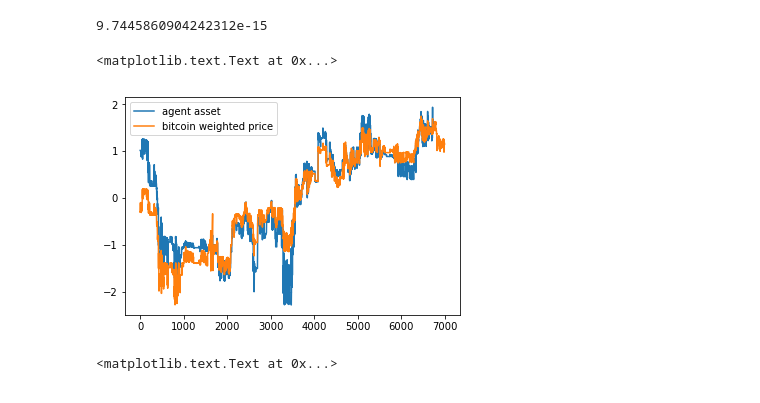
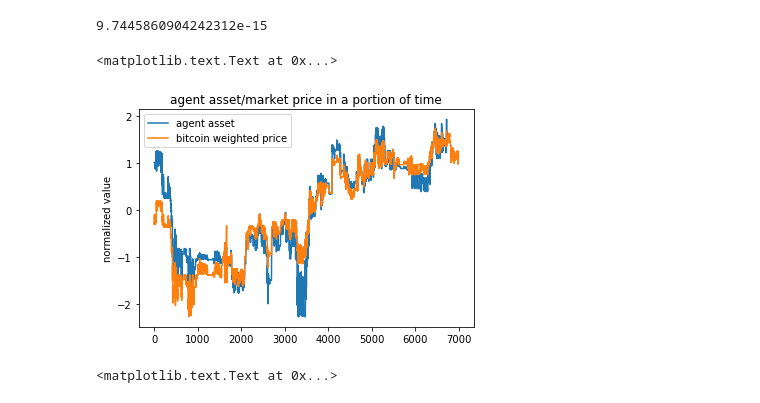
Before and after one commit to ShrekFelix/Deep-Trading-Agent, a Jupyter notebook: DeepTradingAgent.ipynb, the cells around one changed output. Cells and saved outputs as stored; diff of their text form; code cells hidden in the pictures.

Commit message:
labels for plot

```diff
--- a/DeepTradingAgent.ipynb
+++ b/DeepTradingAgent.ipynb
@@ -245,11 +245,13 @@ assets=(assets-assets.mean())/assets.std()
 # %%
 plt.plot(assets, label='agent asset')
 plt.plot(prices, label='bitcoin weighted price')
+plt.ylabel('normalized value')
+plt.xlabel('minutes')
 plt.legend()
-plt.title('')
+plt.title('agent asset/market price in a portion of time')
 # %% [output]
 <matplotlib.text.Text at 0x...>
-[figure, old version]
+[figure, new version]
 # %%
 plt.plot(rewards_log)
 plt.title('accumulated rewards')
```
